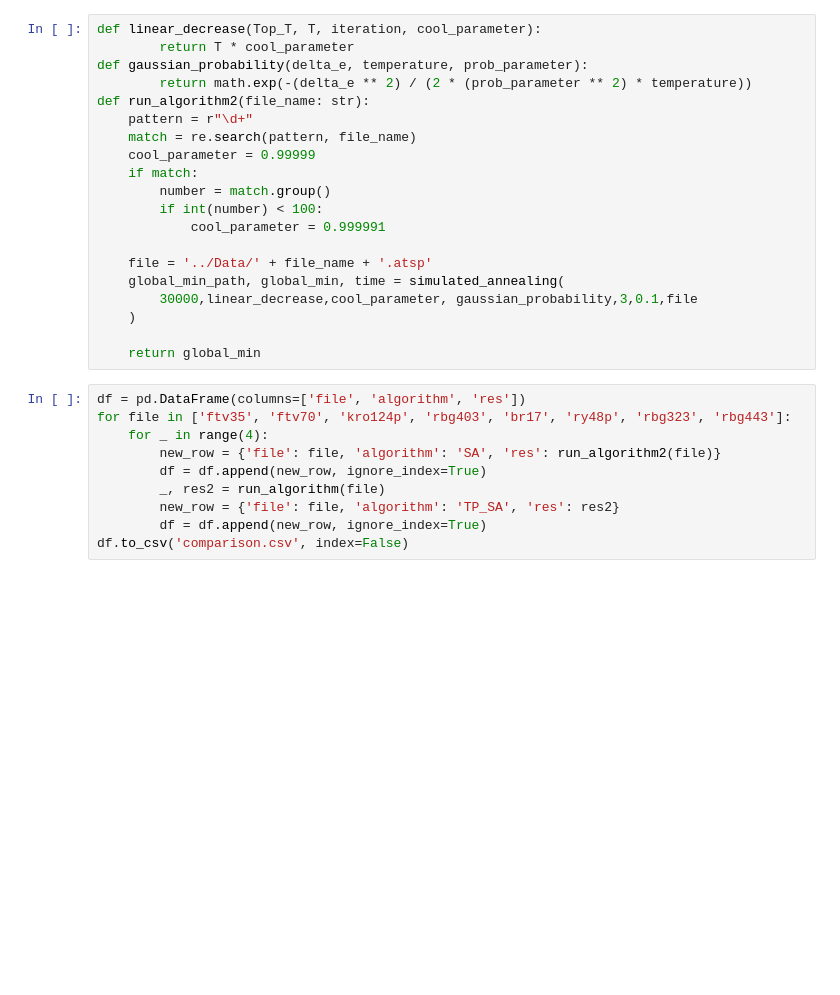
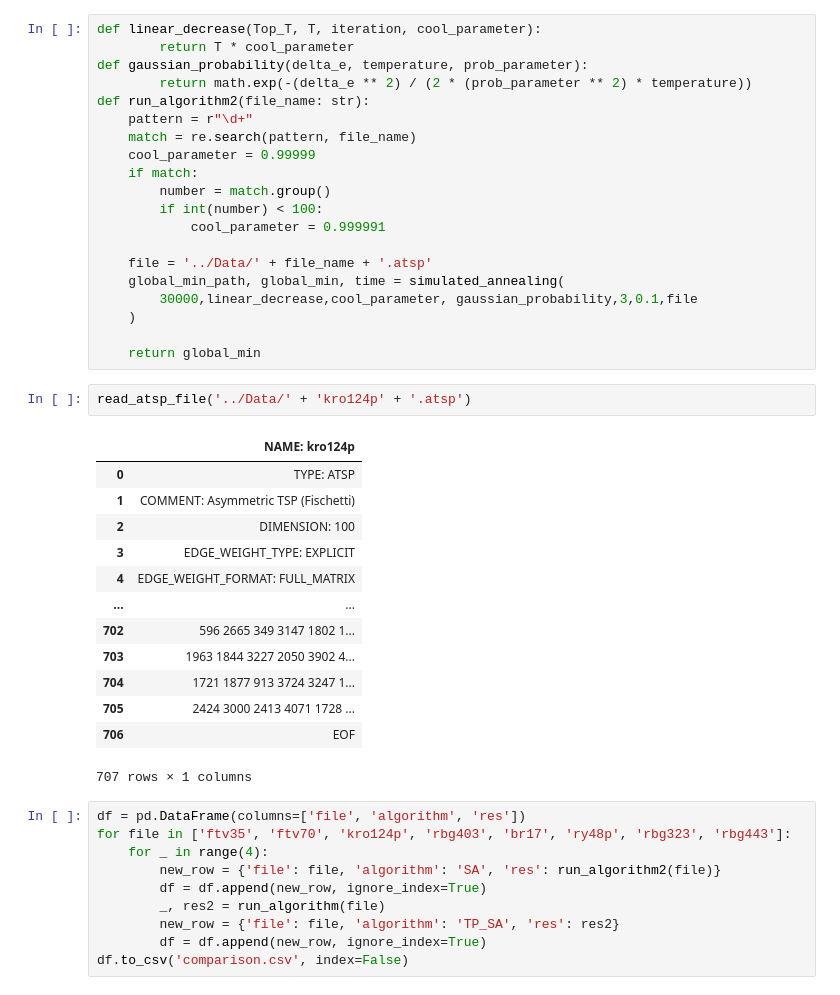
Before and after one commit to WojtekGrbs/ATSP_SA_temp, a Jupyter notebook: Comparison/comparison.ipynb, the cells around one changed output. Drawn from its saved outputs; the diff is of its cells as text; blank space fills up the shorter version.

```diff
--- a/Comparison/comparison.ipynb
+++ b/Comparison/comparison.ipynb
@@ -63,6 +64,22 @@ def run_algorithm2(file_name: str):
     )
 
     return global_min
+# %%
+read_atsp_file('../Data/' + 'kro124p' + '.atsp')
+# %% [output]
+|  | NAME: kro124p |
+| 0 | TYPE: ATSP |
+| 1 | COMMENT: Asymmetric TSP (Fischetti) |
+| 2 | DIMENSION: 100 |
+| 3 | EDGE_WEIGHT_TYPE: EXPLICIT |
+| 4 | EDGE_WEIGHT_FORMAT: FULL_MATRIX |
+| ... | ... |
+| 702 | 596 2665 349 3147 1802 1... |
+| 703 | 1963 1844 3227 2050 3902 4... |
+| 704 | 1721 1877 913 3724 3247 1... |
+| 705 | 2424 3000 2413 4071 1728 ... |
+| 706 | EOF |
+707 rows × 1 columns
 # %%
 df = pd.DataFrame(columns=['file', 'algorithm', 'res'])
 for file in ['ftv35', 'ftv70', 'kro124p', 'rbg403', 'br17', 'ry48p', 'rbg323', 'rbg443']:
```
Also changed, not shown: parts of 1 cell of this notebook, 4 other files.
